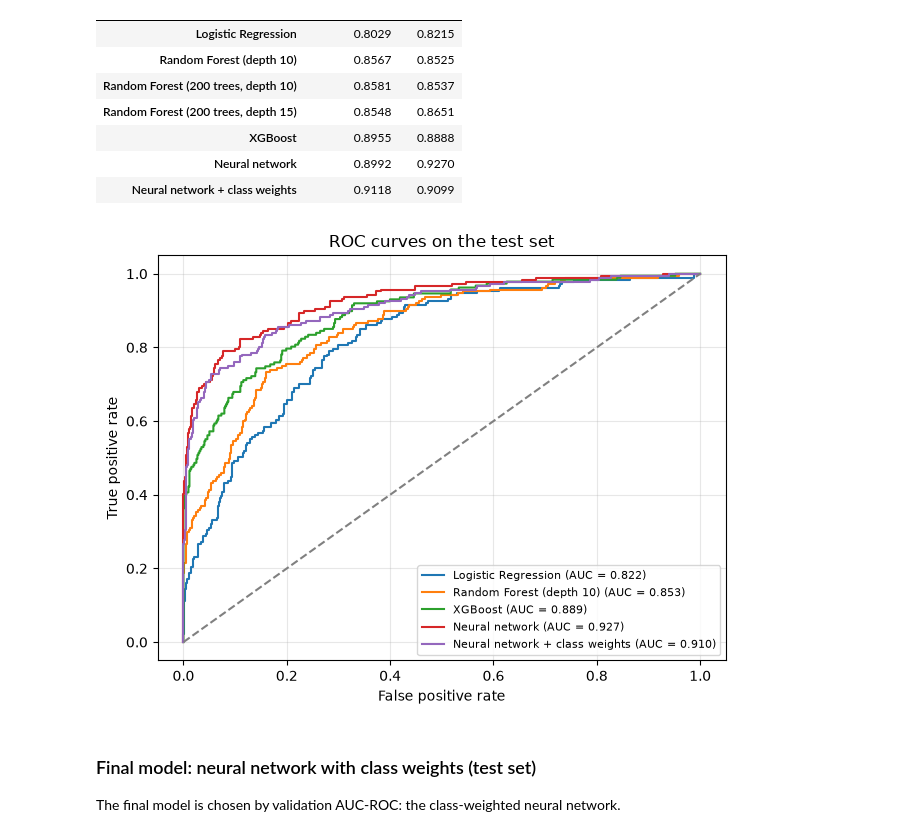
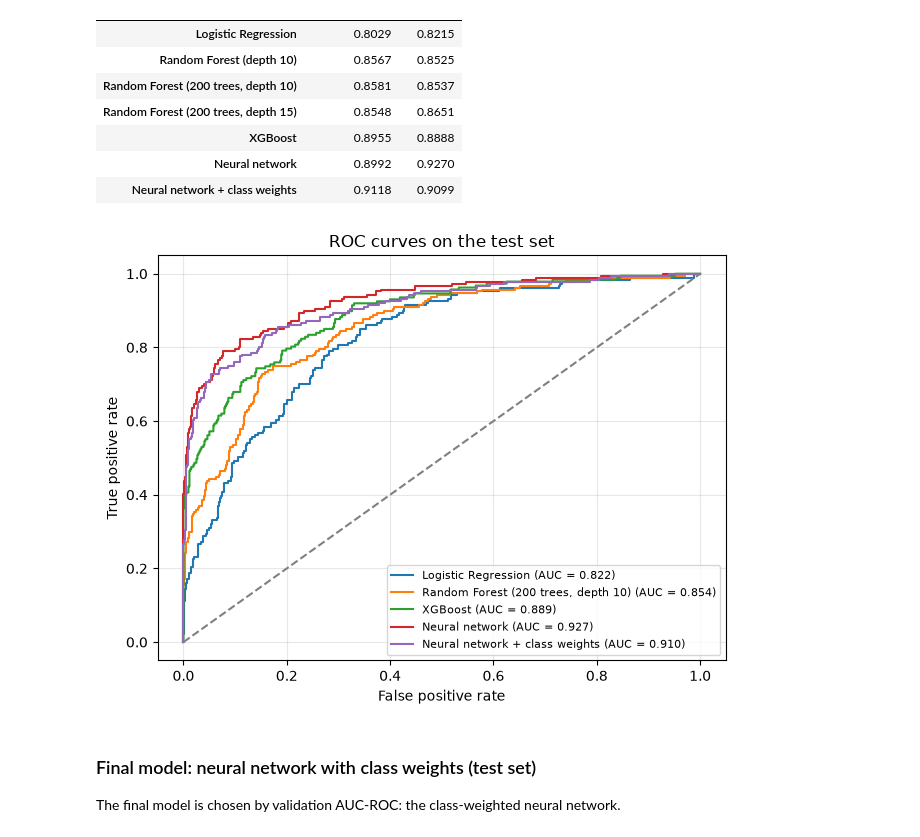
Before and after one commit to jaimep0/churn_classification, a Jupyter notebook: notebooks/churn_prediction.ipynb, the cells around one changed output. Drawn from its saved outputs; the diff is of its cells as text; code cells hidden in the pictures.

```diff
--- a/notebooks/churn_prediction.ipynb
+++ b/notebooks/churn_prediction.ipynb
@@ -911,26 +911,26 @@ comparison
 | Neural network + class weights | 0.9118 | 0.9099 |
 # %%
 # ROC curves on the test set
-plot_models = ["Logistic Regression", "Random Forest (depth 10)", "XGBoost",
+plot_models = ["Logistic Regression", "Random Forest (200 trees, depth 10)", "XGBoost",
                "Neural network", "Neural network + class weights"]
 
 fig, ax = plt.subplots(figsize=(6.5, 5))
 for name in plot_models:
     proba = predict_proba_1(models[name], test_features)
     fpr, tpr, _ = roc_curve(test_target, proba)
     ax.plot(fpr, tpr, label=f"{name} (AUC = {roc_auc_score(test_target, proba):.3f})")
 
 ax.plot([0, 1], [0, 1], "--", color="gray")
 ax.set_xlabel("False positive rate")
 ax.set_ylabel("True positive rate")
 ax.set_title("ROC curves on the test set")
 ax.legend(loc="lower right", fontsize=8)
 ax.grid(alpha=0.3)
 plt.tight_layout()
 plt.savefig(os.path.join(IMAGES_DIR, "roc_curves_test.png"), dpi=120)
 plt.show()
 # %% [output]
-[figure, old version]
+[figure, new version]
 # %% [markdown]
 ### Final model: neural network with class weights (test set)
 
```
Also changed, not shown: parts of 2 cells of this notebook, 2 other files.
